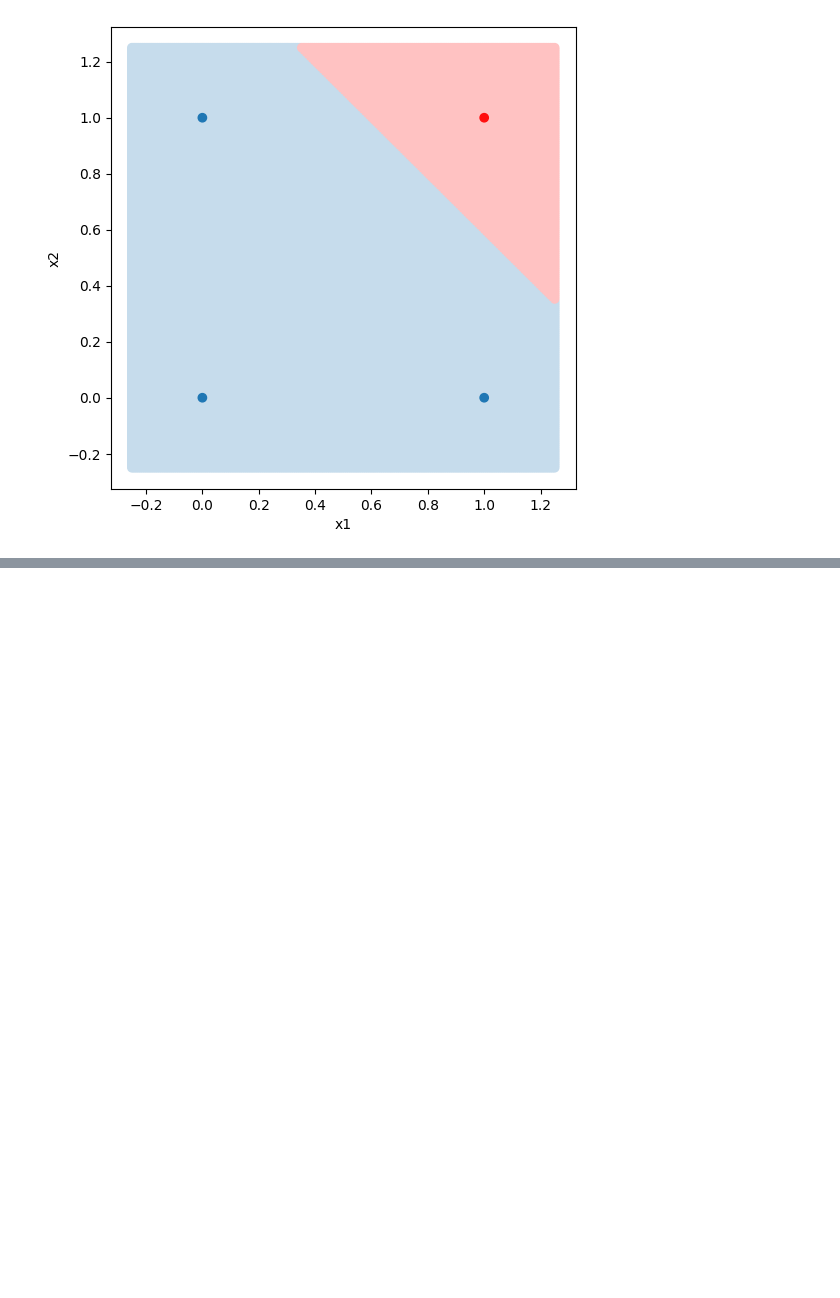
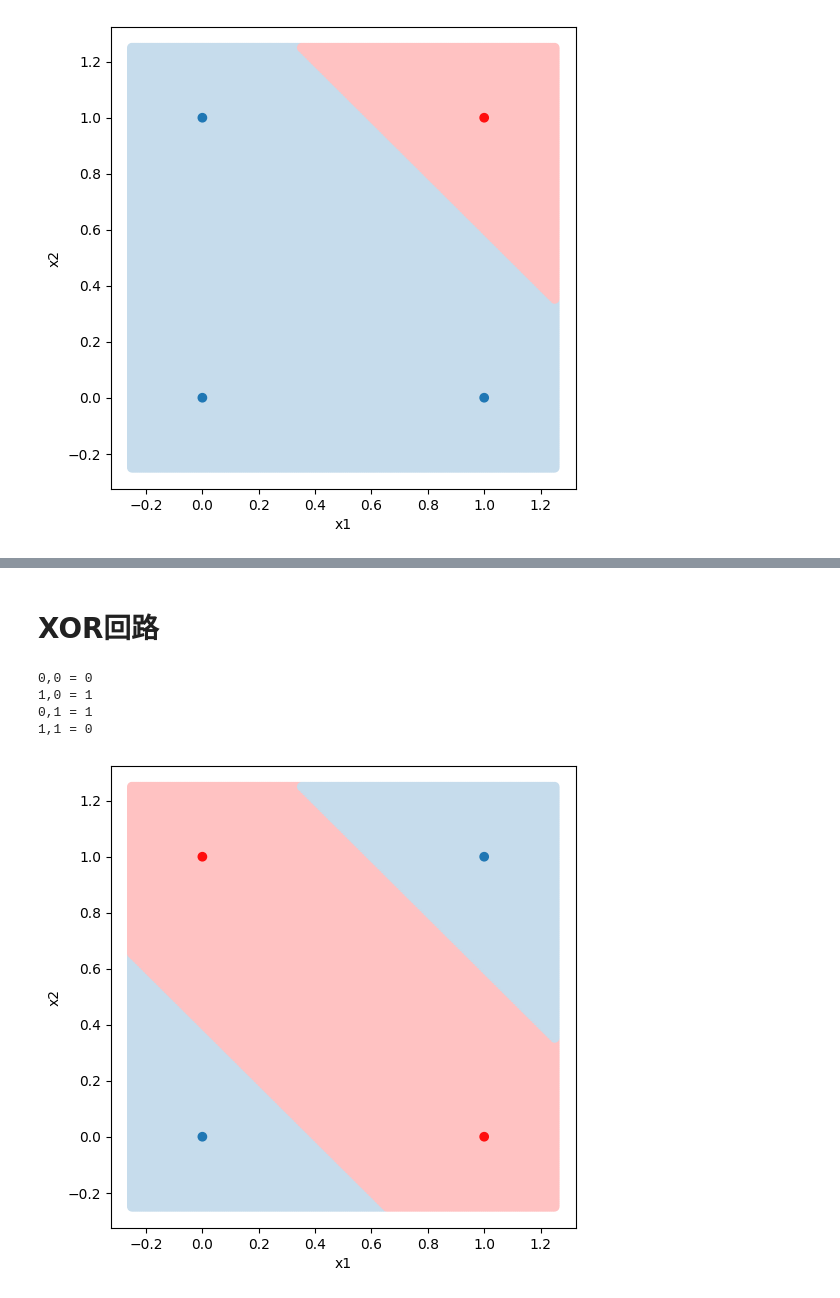
Before and after one commit to naorex/Python3rdGrade_Deep_Learning_Beginner, a Jupyter notebook: Chapter02_パーセプトロン.ipynb, the cells around one changed output, grey strips where cells are left out. Drawn from its saved outputs; the diff is of its cells as text; code cells hidden in the pictures; blank space fills up the shorter version.

```diff
--- a/Chapter02_パーセプトロン.ipynb
+++ b/Chapter02_パーセプトロン.ipynb
@@ -83,0 +126,29 @@ plot_perceptron(and_test,x1,x2)
+# %% [markdown]
+# XOR回路
+# %%
+def xor_test(x1,x2):
+    if or_test(x1,x2) > 0:
+        s1=1
+    else:
+        s1=0
+    if nand_test(x1,x2) > 0:
+        s2=1
+    else:
+        s2=0
+    ans = and_test(s1,s2)
+
+    if ans > 0:
+        return 1
+    else:
+        return 0
+
+disp_result(xor_test)
+# %% [output]
+0,0 = 0
+1,0 = 1
+0,1 = 1
+1,1 = 0
+# %%
+plot_perceptron(xor_test,x1,x2)
+# %% [output]
+[figure, added]
```
Also changed, not shown: parts of 7 cells of this notebook.
